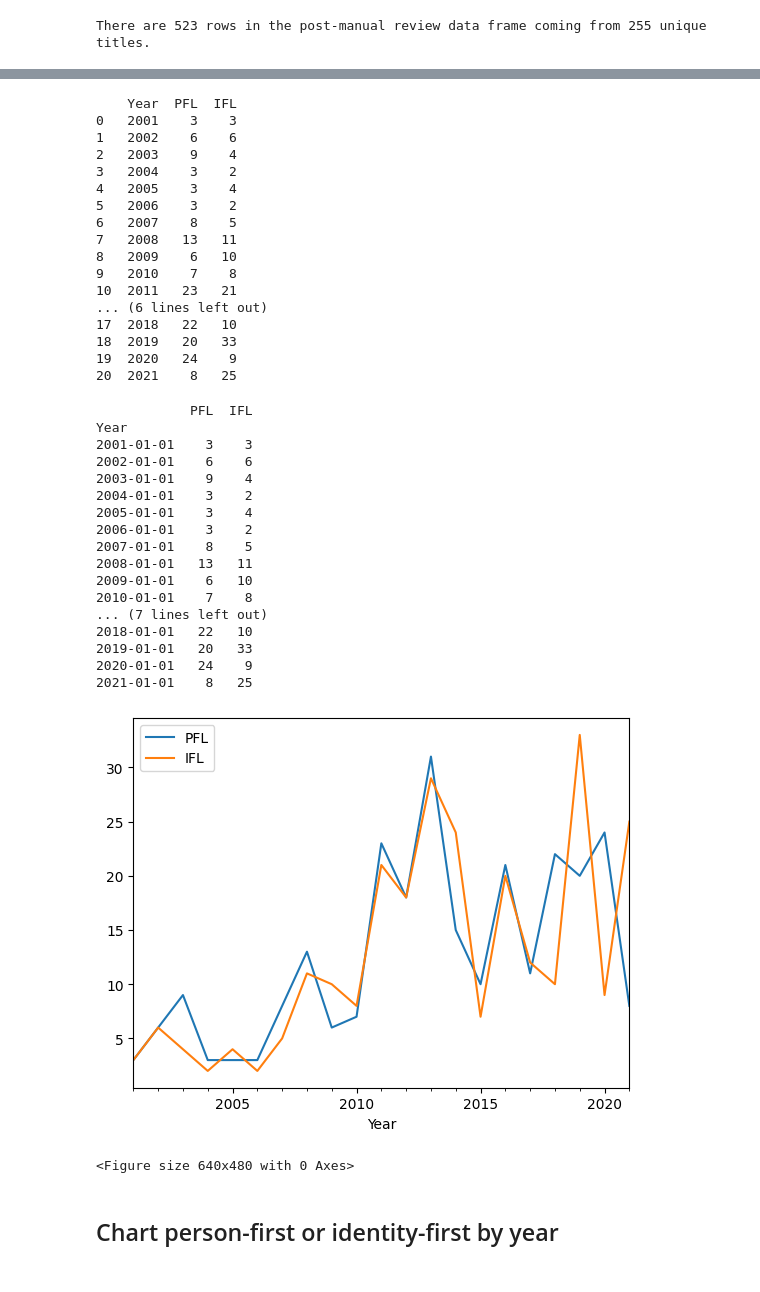
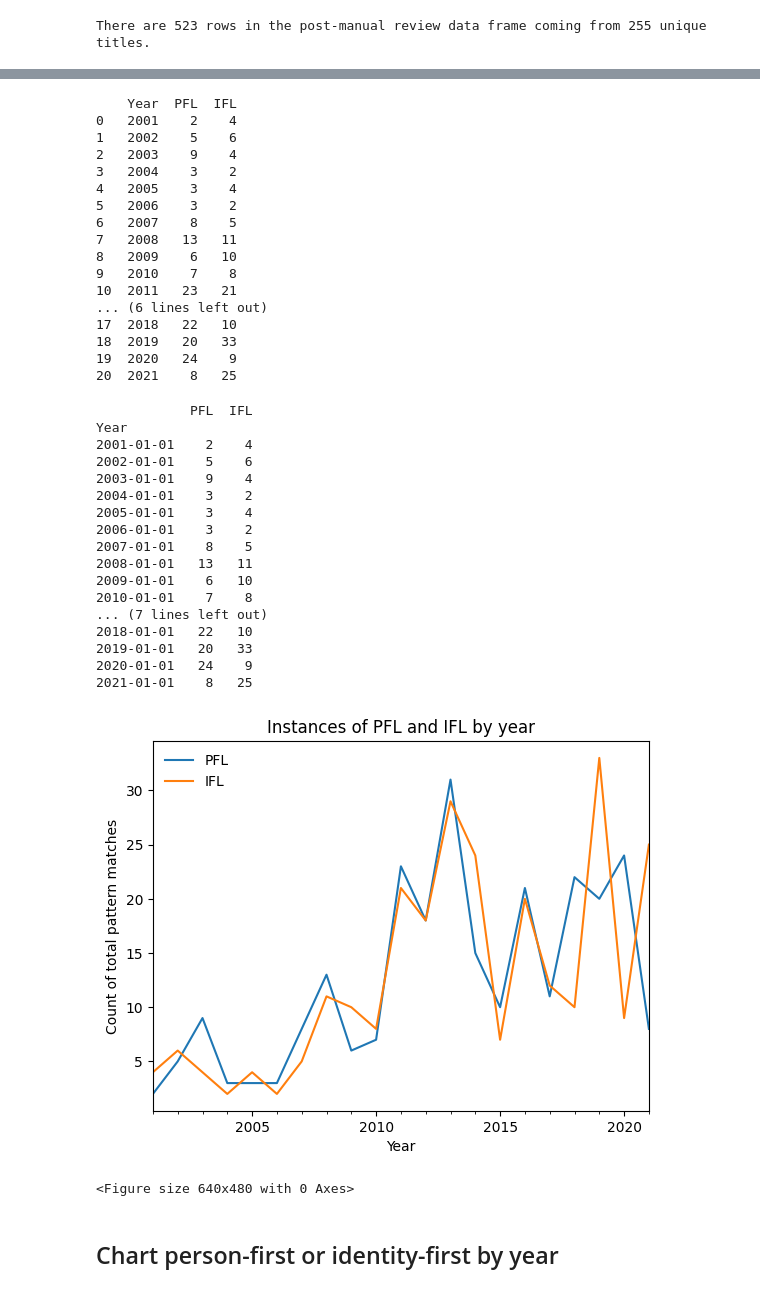
Before and after one commit to UKDataServiceOpen/Person_Identy_First_Language, a Jupyter notebook: 2023_Second_analysis/code/3_Pattern_matching.ipynb, the cells around one changed output, grey strips where cells are left out. Saved outputs shown, nothing was run; the diff lists cells and outputs as text; code cells hidden in the pictures.

Commit message:
JK checked all the numbers, updated the graphs, simplified some code and is GETTING READY TO PUBLISH

```diff
--- a/2023_Second_analysis/code/3_Pattern_matching.ipynb
+++ b/2023_Second_analysis/code/3_Pattern_matching.ipynb
@@ -459,0 +408,3 @@ person_identity_examples=pd.concat([person_examples,identity_examples],axis=1)
+# %%
+reviewed_matches = pd.read_csv('..\\output\\nouns_reviewed.csv')    # one for just those that match the keyword
+reviewed_matches.head(3)
@@ -490,17 +634,19 @@ autistic group                NaN             6.0
 # %%
-PFL_by_year = reviewed_matches.groupby(['Year'])['Person-first'].count()
-IFL_by_year = reviewed_matches.groupby(['Year'])['Identity-first'].count()
-person_identity_count = pd.concat([PFL_by_year,IFL_by_year],axis=1)
-person_identity_count = person_identity_count.rename(columns={"Person-first": "PFL", "Identity-first": "IFL"})
-                                                                                        # rename the columns
+# back in the big data frame, we want to track how many instances of each occur by year
+PFL_by_year = reviewed_matches.groupby(['Year'])['Person-first'].count()      # group by year and Person-first, then count
+IFL_by_year = reviewed_matches.groupby(['Year'])['Identity-first'].count()    # group by year and Identity-first, then count
+person_identity_count = pd.concat([PFL_by_year,IFL_by_year],axis=1)           # concatenate the groups into new data frame
+person_identity_count = person_identity_count.rename(                         # Rename the columns in new data frame
+    columns={"Person-first": "PFL", "Identity-first": "IFL"})
+
 person_identity_count = person_identity_count.rename_axis('Year').reset_index()         # rename axis, reset index
 person_identity_count = person_identity_count.sort_values(by=['Year']).astype('Int64')  # retype and sort by value of year
 
 print(person_identity_count)
 # %% [output]
     Year  PFL  IFL
-0   2001    3    3
-1   2002    6    6
+0   2001    2    4
+1   2002    5    6
 2   2003    9    4
 3   2004    3    2
 4   2005    3    4
@@ -517,14 +663,15 @@ print(person_identity_count)
 20  2021    8   25
 # %%
 person_identity_count['Year'] = pd.to_datetime(person_identity_count['Year'].astype(str), format="%Y")
-person_identity_count = person_identity_count.set_index('Year')                     # set the year as the index
+                                                                     # reformat the Year to be a date as string in format YEAR
+person_identity_count = person_identity_count.set_index('Year')      # set newly reformatted Year column to be the index
 
-print(person_identity_count)
+print(person_identity_count)                                         # Print it to make sure nothing is gone terribly wrong
 # %% [output]
             PFL  IFL
 Year
-2001-01-01    3    3
-2002-01-01    6    6
+2001-01-01    2    4
+2002-01-01    5    6
 2003-01-01    9    4
 2004-01-01    3    2
 2005-01-01    3    4
@@ -539,11 +686,16 @@ Year
 2020-01-01   24    9
 2021-01-01    8   25
 # %%
-person_identity_count.plot()
-plt.show()
-plt.savefig('..\\output\\matches_count.jpg')    # we can right click on the plot above to save it, or save it via command
+person_identity_count.plot()                        # Plot the counts of PFL and IFL by year
+plt.ylabel("Count of total pattern matches")        # Set y label
+plt.xlabel("Year")                                  # Set x label
+plt.title("Instances of PFL and IFL by year")       # Set plot title
+plt.legend(loc="upper left", frameon=False)         # Set position for legend and set legend frame to be false
+plt.show()                                          # Show that plot!
+
+plt.savefig('..\\output\\matches_count.jpg',  )    # we can right click on the plot above to save it, or save it via command
 # %% [output]
-[figure, old version]
+[figure, new version]
 <Figure size 640x480 with 0 Axes>
 # %% [markdown]
 ## Chart person-first or identity-first by year
```
Also changed, not shown: parts of 30 cells of this notebook, 11 other files.
